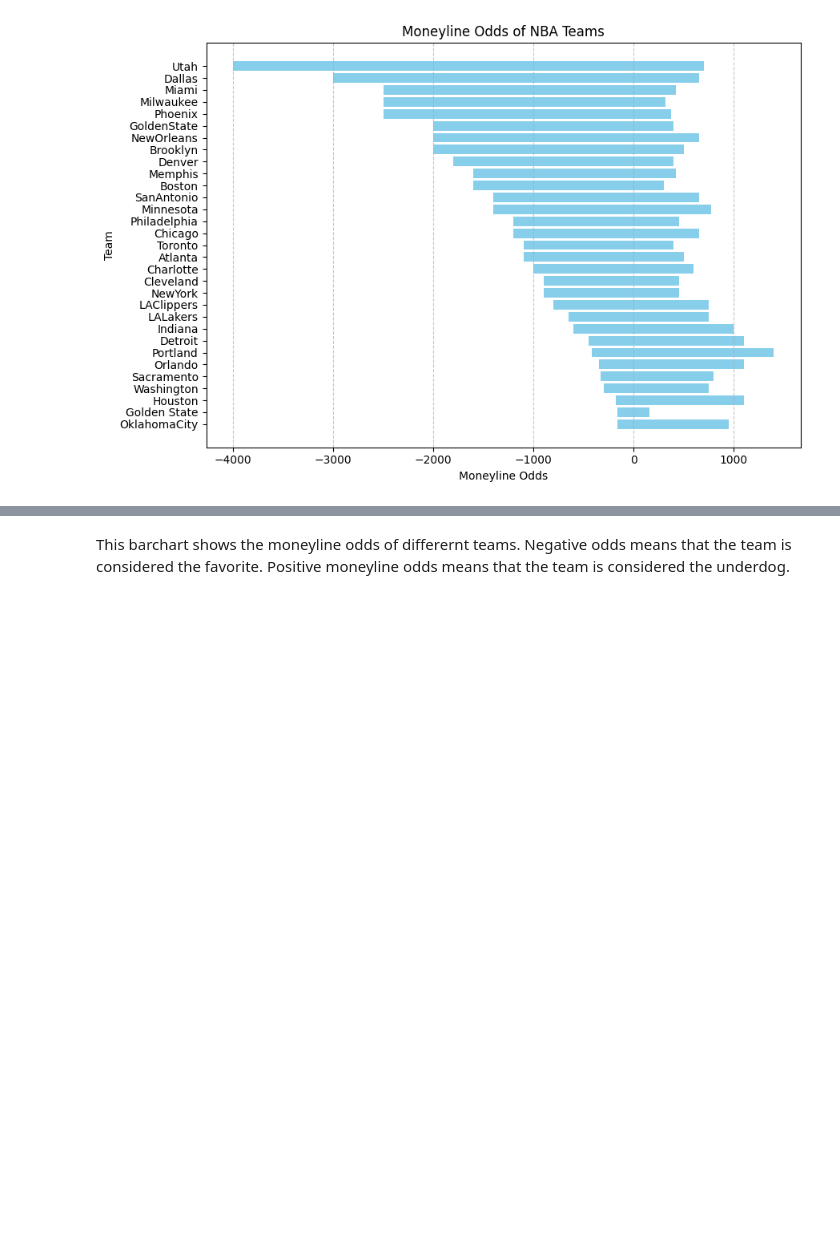
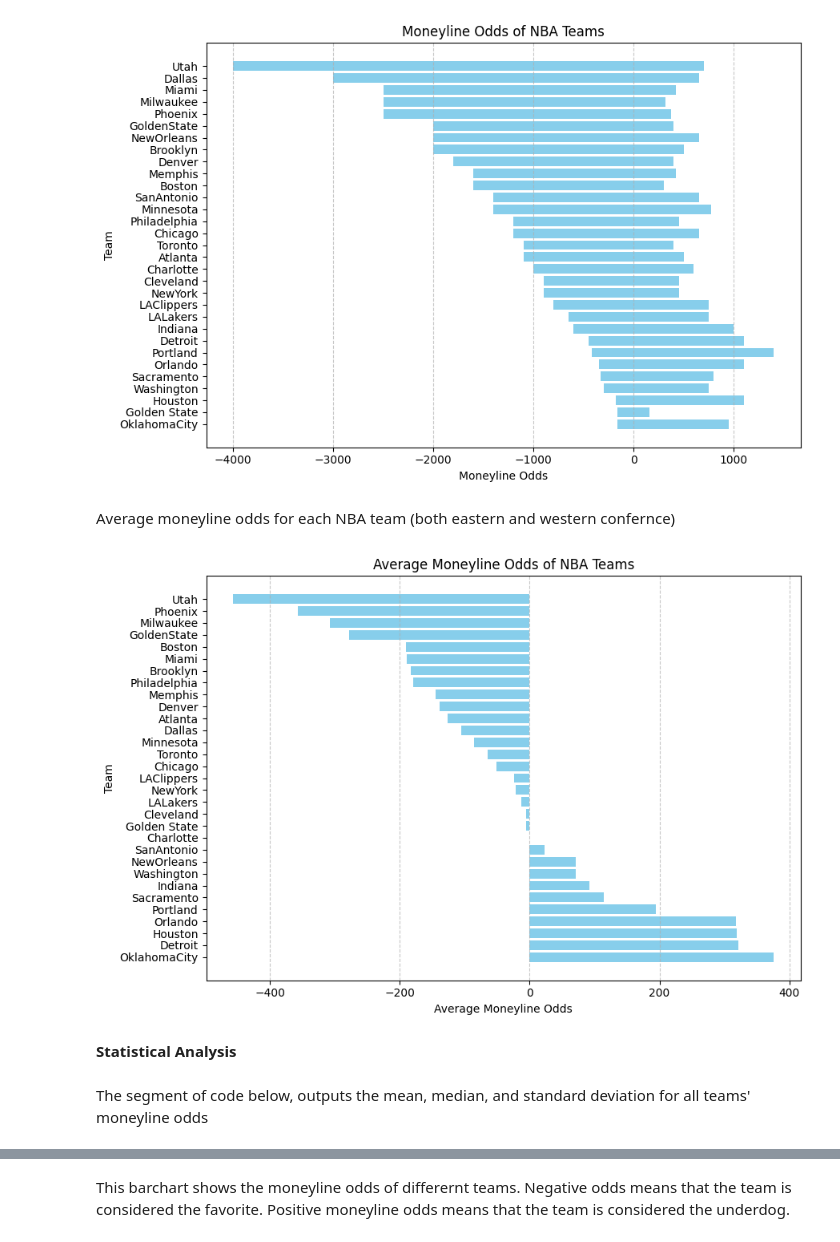
Before and after one commit to ihern/418-Project, a Jupyter notebook: 418project.ipynb, the cells around one changed output, grey strips where cells are left out. Drawn from its saved outputs; the diff is of its cells as text; code cells hidden in the pictures; blank space fills up the shorter version.

```diff
--- a/418project.ipynb
+++ b/418project.ipynb
@@ -142,3 +176,31 @@ plt.tight_layout()
 plt.show()
 # %% [output]
 [figure]
+# %% [markdown]
+Average moneyline odds for each NBA team (both eastern and western confernce)
+# %%
+
+
+df = pd.read_csv('NBA_2021_2022_Bet_Outcomes.csv')
+
+team_and_ml = df[['Team', 'ML']]
+
+average_ml_per_team = team_and_ml.groupby('Team')['ML'].mean().reset_index()
+
+average_ml_per_team_sorted = average_ml_per_team.sort_values(by='ML')
+
+plt.figure(figsize=(9, 6))
+plt.barh(average_ml_per_team_sorted['Team'], average_ml_per_team_sorted['ML'], color='skyblue')
+plt.xlabel('Average Moneyline Odds')
+plt.ylabel('Team')
+plt.title('Average Moneyline Odds of NBA Teams')
+plt.gca().invert_yaxis()  # Invert y-axis to have the highest ML at the top
+plt.grid(axis='x', linestyle='--', alpha=0.7)
+plt.tight_layout()
+plt.show()
+# %% [output]
+[figure, added]
+# %% [markdown]
+**Statistical Analysis**
+# %% [markdown]
+The segment of code below, outputs the mean, median, and standard deviation for all teams' moneyline odds
```
Also changed, not shown: parts of 6 cells of this notebook.
